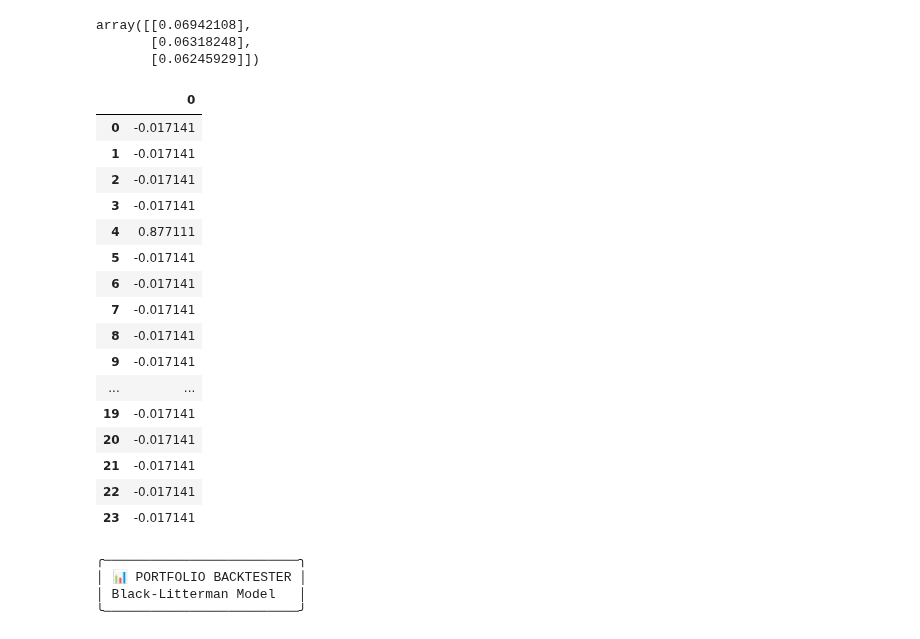
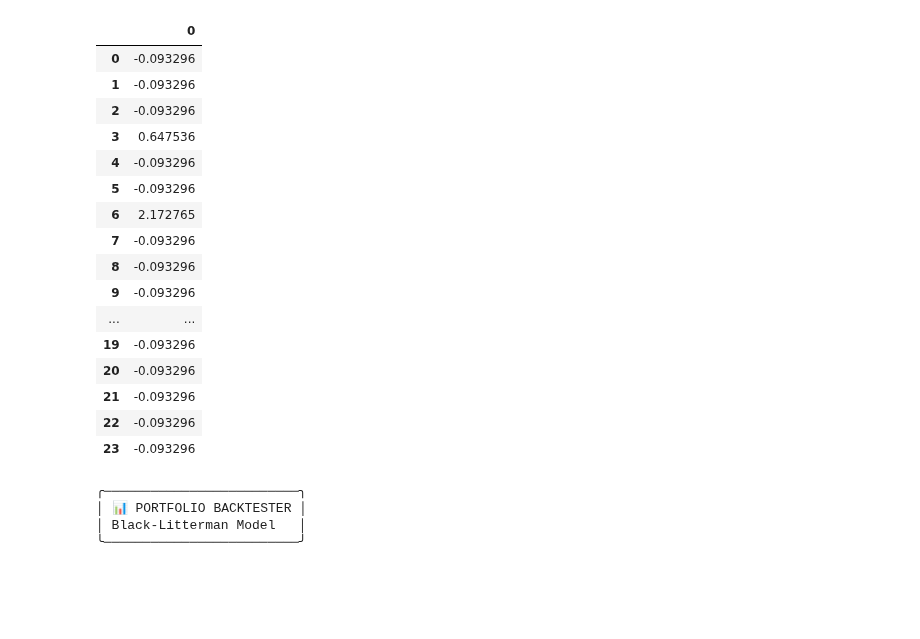
Before and after one commit to MaloBardin/Research-Project, a Jupyter notebook: View Value Estimator.ipynb, the cells around one changed output. Drawn from its saved outputs; the diff is of its cells as text; code cells hidden in the pictures; blank space fills up the shorter version.

```diff
--- a/View Value Estimator.ipynb
+++ b/View Value Estimator.ipynb
@@ -177,5 +196,5 @@ def GetLambda(df,date,lookback):
 # %%
-def GetPMatrix(df,date, lookback,longonly=False,proportion=3,offset=3):
+def GetPMatrix(df,date, lookback,proportion=3):
     #(date)
     #print(proportion)
     #print(lookback)
@@ -214,16 +233,10 @@ def GetPMatrix(df,date, lookback,longonly=False,proportion=3,offset=3):
     for i in range(proportion):
         Q[i,0]=((returnBestPerformer[i]-perfMarket)/2)/100
 
-
+    #print("P : ",P,"Q : ",Q)
 
     return P, Q
-PMatrix,TempoQ=GetPMatrix(df,"2016-05-11",lookback=180,longonly=True,proportion=3,offset=0)
+PMatrix,TempoQ=GetPMatrix(df,"2016-05-11",lookback=180,proportion=3)
-# %%
-TempoQ
-# %% [output]
-array([[0.06942108],
-       [0.06318248],
-       [0.06245929]])
 # %%
 def GetOmega(PMatrix, Sigma, c=0.99):
     #Omega is the uncertainty of the views
@@ -244,54 +257,53 @@ def BlackAndLittermanModel(backtestStartDate, rebalancingFrequency, lookbackPeri
     taux=0.01
 
     Sigma=GetSigma(df,backtestStartDate,lookback=lookbackPeriod)
-    #Lambda=GetLambda(df,backtestStartDate,lookbackPeriod)
     Lambda=3
-    PMatrix,Q= GetPMatrix(df,backtestStartDate, lookback=lookbackPeriod,longonly=True,proportion=3,offset=0)
+    PMatrix,Q= GetPMatrix(df,backtestStartDate, lookback=lookbackPeriod,proportion=3)
     Omega=GetOmega(PMatrix, Sigma, c=0.2)
     rf=GetRiskFree(df,backtestStartDate,lookbackPeriod,RfDf)
     weights = GetWeight(df, backtestStartDate)
     weights = np.array(weights).reshape(-1, 1)
     uimplied = Lambda * (Sigma @ weights) + rf
     #BL formula
 
 
 
 
 
     optimizedReturn=(np.linalg.inv(np.linalg.inv(taux*Sigma)+np.transpose(PMatrix)@np.linalg.inv(Omega)@PMatrix)) @ (np.linalg.inv(taux*Sigma)@uimplied+np.transpose(PMatrix)@np.linalg.inv(Omega)@Q)
 
 
 
 
     #MarkowitzAllocation
     WeightBL=np.linalg.inv(Sigma)@(optimizedReturn-rf)/Lambda
-
+    #print(WeightBL)
 
     if not np.isclose(float(np.sum(WeightBL)), 1.0, atol=1e-6):
         raise ValueError("Weights do not sum to 1, please investigate.")
 
     return WeightBL
 
 
-BlackAndLittermanModel("2016-05-11", rebalancingFrequency=3, lookbackPeriod=180, df=df,RfDf=RfDf)
+BlackAndLittermanModel("2018-05-11", rebalancingFrequency=3, lookbackPeriod=180, df=df,RfDf=RfDf)
 # %% [output]
 |  | 0 |
-| 0 | -0.017141 |
-| 1 | -0.017141 |
-| 2 | -0.017141 |
-| 3 | -0.017141 |
-| 4 | 0.877111 |
-| 5 | -0.017141 |
-| 6 | -0.017141 |
-| 7 | -0.017141 |
-| 8 | -0.017141 |
-| 9 | -0.017141 |
+| 0 | -0.093296 |
+| 1 | -0.093296 |
+| 2 | -0.093296 |
+| 3 | 0.647536 |
+| 4 | -0.093296 |
+| 5 | -0.093296 |
+| 6 | 2.172765 |
+| 7 | -0.093296 |
+| 8 | -0.093296 |
+| 9 | -0.093296 |
 | ... | ... |
-| 19 | -0.017141 |
-| 20 | -0.017141 |
-| 21 | -0.017141 |
-| 22 | -0.017141 |
-| 23 | -0.017141 |
+| 19 | -0.093296 |
+| 20 | -0.093296 |
+| 21 | -0.093296 |
+| 22 | -0.093296 |
+| 23 | -0.093296 |
 # %%
 from rich.console import Console
 from rich.panel import Panel
```
Also changed, not shown: parts of 5 cells of this notebook.
